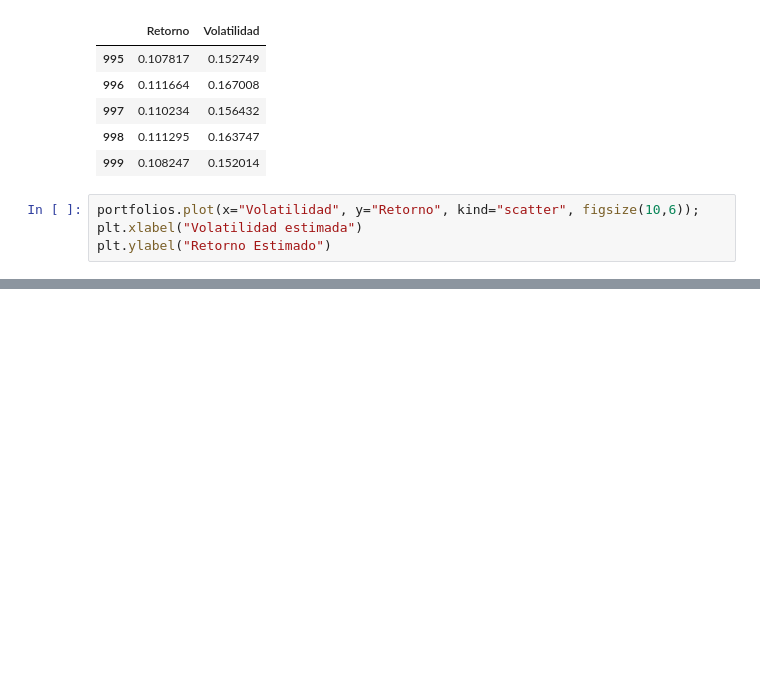
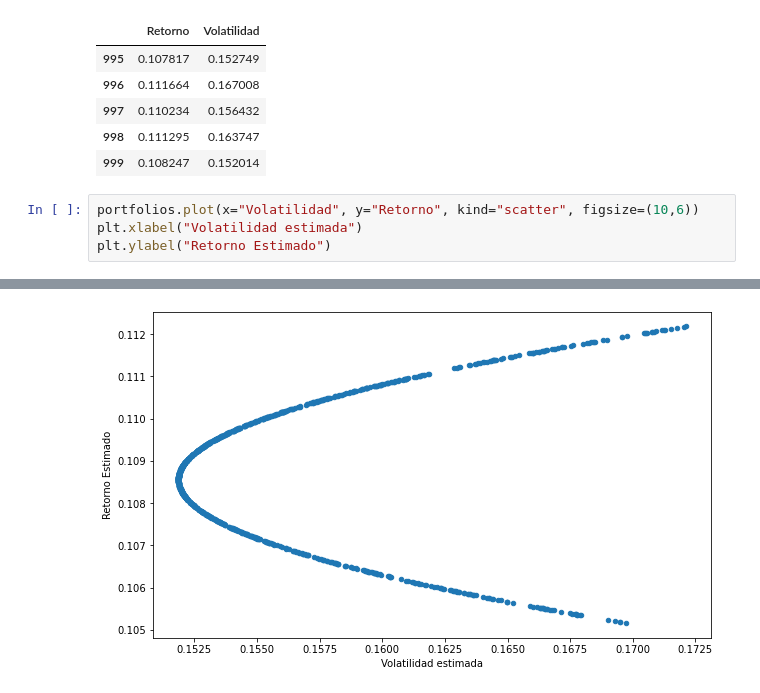
Before and after one commit to MauCarVaz1995/Python-para-finanzas, a Jupyter notebook: Modelo de Markowitz/Obteniendo la frontera eficiente de un portfolio.ipynb, the cells around one changed output, grey strips where cells are left out. Saved outputs shown, nothing was run; the diff lists cells and outputs as text; blank space fills up the shorter version.

```diff
--- a/Modelo de Markowitz/Obteniendo la frontera eficiente de un portfolio.ipynb
+++ b/Modelo de Markowitz/Obteniendo la frontera eficiente de un portfolio.ipynb
@@ -193,7 +193,7 @@ portfolios.tail()
 | 998 | 0.111295 | 0.163747 |
 | 999 | 0.108247 | 0.152014 |
 # %%
-portfolios.plot(x="Volatilidad", y="Retorno", kind="scatter", figsize(10,6));
+portfolios.plot(x="Volatilidad", y="Retorno", kind="scatter", figsize=(10,6))
 plt.xlabel("Volatilidad estimada")
 plt.ylabel("Retorno Estimado")
 # %% [output]
@@ -200,0 +201 @@ SyntaxError: positional argument follows keyword argument (<ipython-input-71-703
+[figure, added]
```
Also changed, not shown: parts of 1 cell of this notebook.
